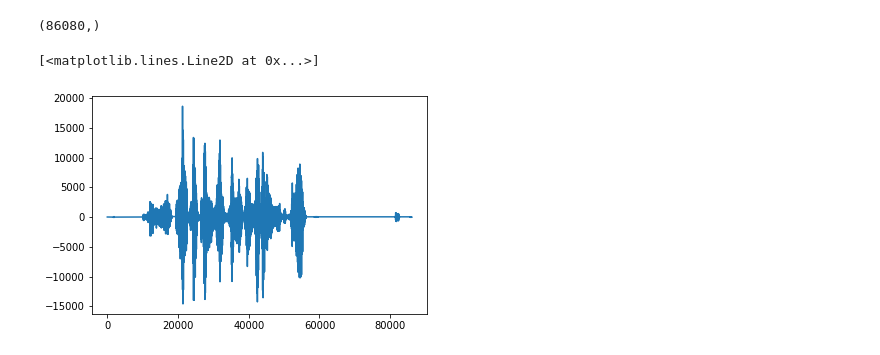
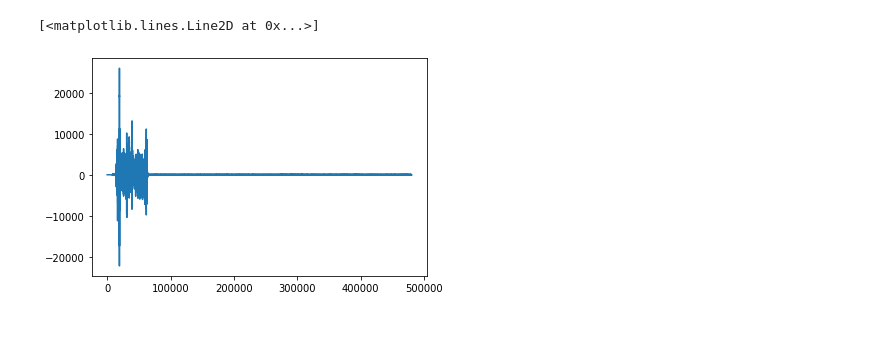
Before and after one commit to gusalsdmlwlq/Study, a Jupyter notebook: stft.ipynb, the cells around one changed output. Drawn from its saved outputs; the diff is of its cells as text; code cells hidden in the pictures; blank space fills up the shorter version.

```diff
--- a/stft.ipynb
+++ b/stft.ipynb
@@ -45,17 +47,16 @@ def readwav(file):
     array = _wav2array(nchannels, sampwidth, data)
     return rate, sampwidth, array
 # %%
-path = "data/speech/train/train_data/wav_003.wav"
+data = glob.glob("data/train/*.wav")
 # %%
-(rate, width, sig) = readwav(path)
-sig = sig.ravel()
+datas = []
+for i in data:
+    rate, width, sig = readwav(i)
+    sig = sig.ravel()
+    datas.append(sig)
-# %%
-sig.shape
-# %% [output]
-(86080,)
 # %%
-plt.plot(sig)
+plt.plot(datas[76])
 # %% [output]
 [<matplotlib.lines.Line2D at 0x...>]
-[figure, old version]
+[figure, new version]
 # %%
```
Also changed, not shown: parts of 17 cells of this notebook, 6 other files.
